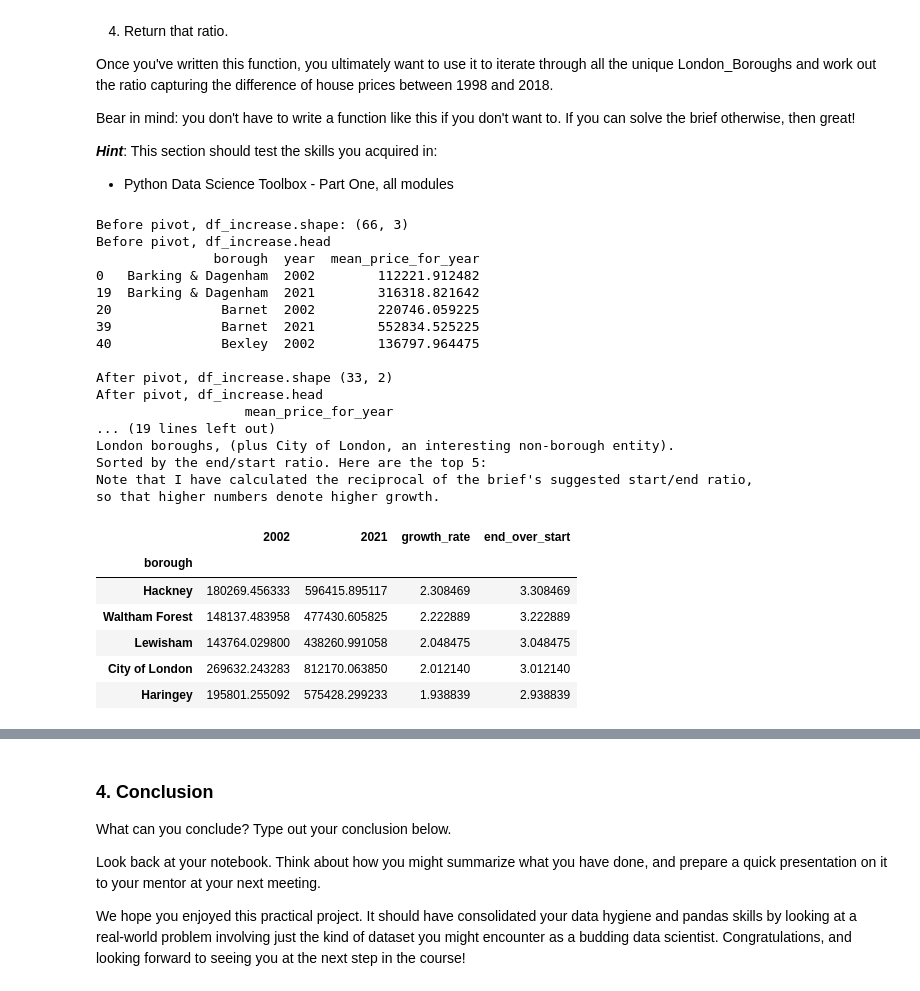
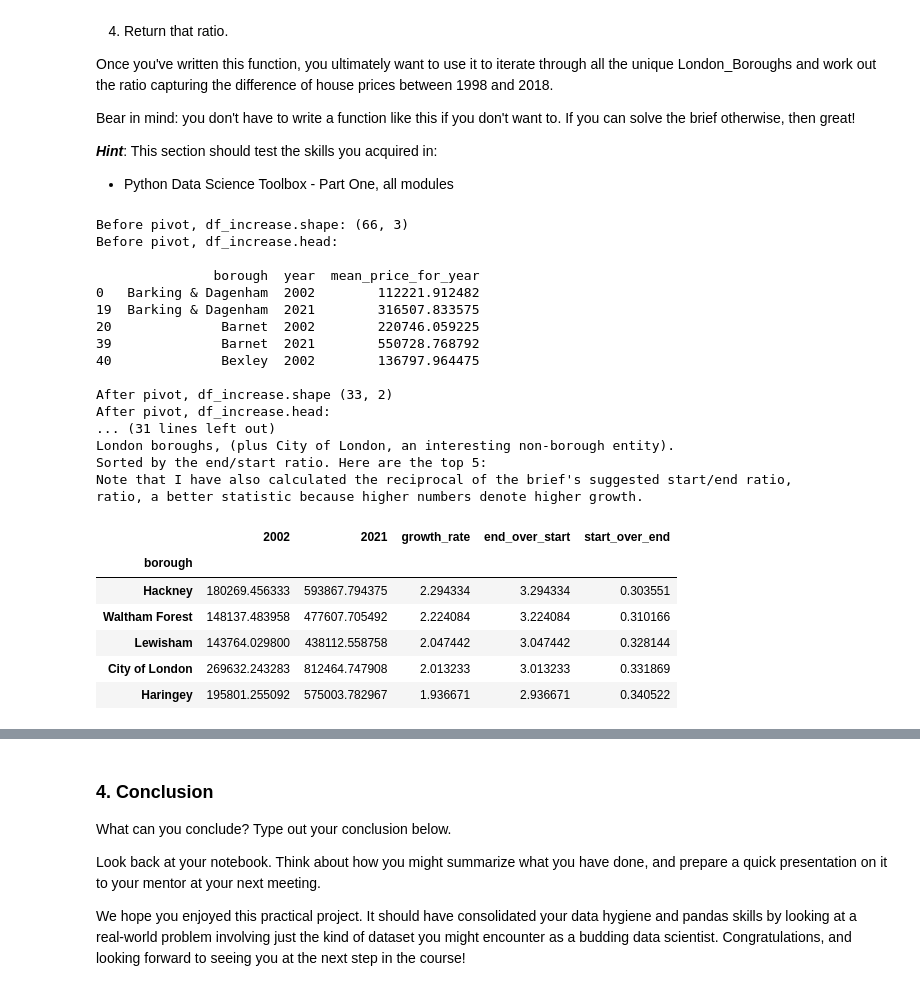
Before and after one commit to JeremyNJ/Springboard-DS-May22-001, a Jupyter notebook: Unit4Challenge-JStrauss0522.ipynb, the cells around one changed output, grey strips where cells are left out. Drawn from its saved outputs; the diff is of its cells as text; code cells hidden in the pictures.

Commit message:
resubmit after feedback from grader

```diff
--- a/Unit4Challenge-JStrauss0522.ipynb
+++ b/Unit4Challenge-JStrauss0522.ipynb
@@ -451,52 +490,53 @@ Bear in mind: you don't have to write a function like this if you don't want to.
 # We'll pull out 2002 and 2021 and create a new column for growth.
 #
 # (NOTE: A more sophisticated analysis of price increases would look at year-over-year
 # per-cent increases. These could be compared across boroughs graphically, or boiled down
 # to a single statistic: a mean of the 19 year-over-year per-cent increases for each borough.)
 #
 df_increase = df_years.query("year == 2002 or year == 2021")
 print("Before pivot, df_increase.shape:", df_increase.shape)
-print("Before pivot, df_increase.head")
+print("Before pivot, df_increase.head:\n")
 print(df_increase.head(), '\n')
 df_increase = df_increase.pivot(index="borough", columns="year")
 print("After pivot, df_increase.shape", df_increase.shape)
-print("After pivot, df_increase.head")
+print("After pivot, df_increase.head:\n")
 print(df_increase.head())
 df_increase.columns = ['2002', '2021']
-# create new column
+# create new columns
 df_increase['growth_rate'] = (df_increase['2021'] - df_increase['2002']) / df_increase['2002']
 print("\nLondon boroughs, (plus City of London, an interesting non-borough entity).")
-print("Sorted by growth rate. Here are the top 5:")
+print("Sorted by growth rate. Here are the top 15:")
 print("Note that I have calculated an actual growth rate (end - start)/start")
-print(df_increase.sort_values('growth_rate', ascending=False).head())
+print(df_increase.sort_values('growth_rate', ascending=False).head(15))
 df_increase['end_over_start'] = df_increase['2021'] / df_increase['2002']
+df_increase['start_over_end'] = df_increase['2002'] / df_increase['2021']
 print("\nLondon boroughs, (plus City of London, an interesting non-borough entity).")
 print("Sorted by the end/start ratio. Here are the top 5:")
-print("Note that I have calculated the reciprocal of the brief's suggested start/end ratio,")
-print("so that higher numbers denote higher growth.")
+print("Note that I have also calculated the reciprocal of the brief's suggested start/end ratio,")
+print("ratio, a better statistic because higher numbers denote higher growth.")
 df_increase.sort_values('end_over_start', ascending=False).head()
 # %% [output]
 Before pivot, df_increase.shape: (66, 3)
-Before pivot, df_increase.head
+Before pivot, df_increase.head:
+
                borough  year  mean_price_for_year
 0   Barking & Dagenham  2002        112221.912482
-19  Barking & Dagenham  2021        316318.821642
+19  Barking & Dagenham  2021        316507.833575
 20              Barnet  2002        220746.059225
-39              Barnet  2021        552834.525225
+39              Barnet  2021        550728.768792
 40              Bexley  2002        136797.964475
 
 After pivot, df_increase.shape (33, 2)
-After pivot, df_increase.head
-                   mean_price_for_year
-... (19 lines left out)
+After pivot, df_increase.head:
+... (31 lines left out)
 London boroughs, (plus City of London, an interesting non-borough entity).
 Sorted by the end/start ratio. Here are the top 5:
-Note that I have calculated the reciprocal of the brief's suggested start/end ratio,
-so that higher numbers denote higher growth.
+Note that I have also calculated the reciprocal of the brief's suggested start/end ratio,
+ratio, a better statistic because higher numbers denote higher growth.
-|  | 2002 | 2021 | growth_rate | end_over_start |
-| borough |  |  |  |  |
-| Hackney | 180269.456333 | 596415.895117 | 2.308469 | 3.308469 |
-| Waltham Forest | 148137.483958 | 477430.605825 | 2.222889 | 3.222889 |
-| Lewisham | 143764.029800 | 438260.991058 | 2.048475 | 3.048475 |
-| City of London | 269632.243283 | 812170.063850 | 2.012140 | 3.012140 |
-| Haringey | 195801.255092 | 575428.299233 | 1.938839 | 2.938839 |
+|  | 2002 | 2021 | growth_rate | end_over_start | start_over_end |
+| borough |  |  |  |  |  |
+| Hackney | 180269.456333 | 593867.794375 | 2.294334 | 3.294334 | 0.303551 |
+| Waltham Forest | 148137.483958 | 477607.705492 | 2.224084 | 3.224084 | 0.310166 |
+| Lewisham | 143764.029800 | 438112.558758 | 2.047442 | 3.047442 | 0.328144 |
+| City of London | 269632.243283 | 812464.747908 | 2.013233 | 3.013233 | 0.331869 |
+| Haringey | 195801.255092 | 575003.782967 | 1.936671 | 2.936671 | 0.340522 |
```
Also changed, not shown: parts of 12 cells of this notebook.
